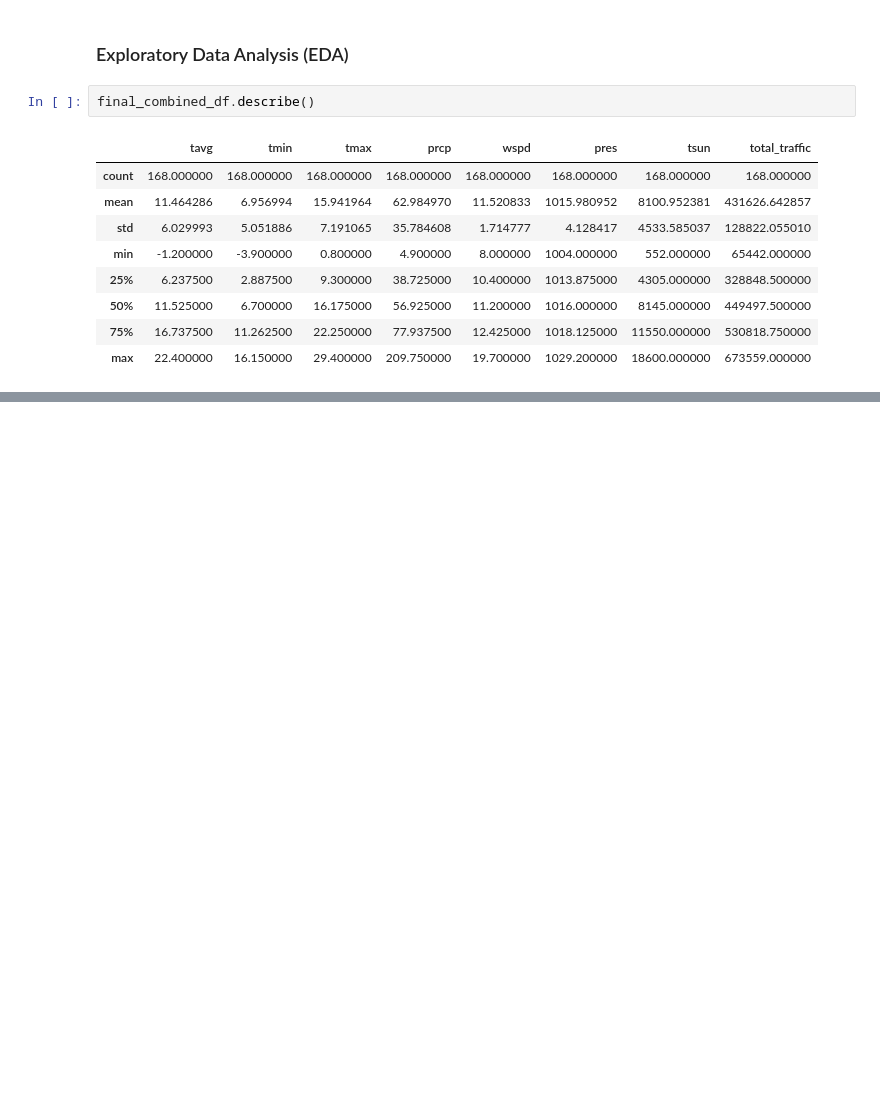
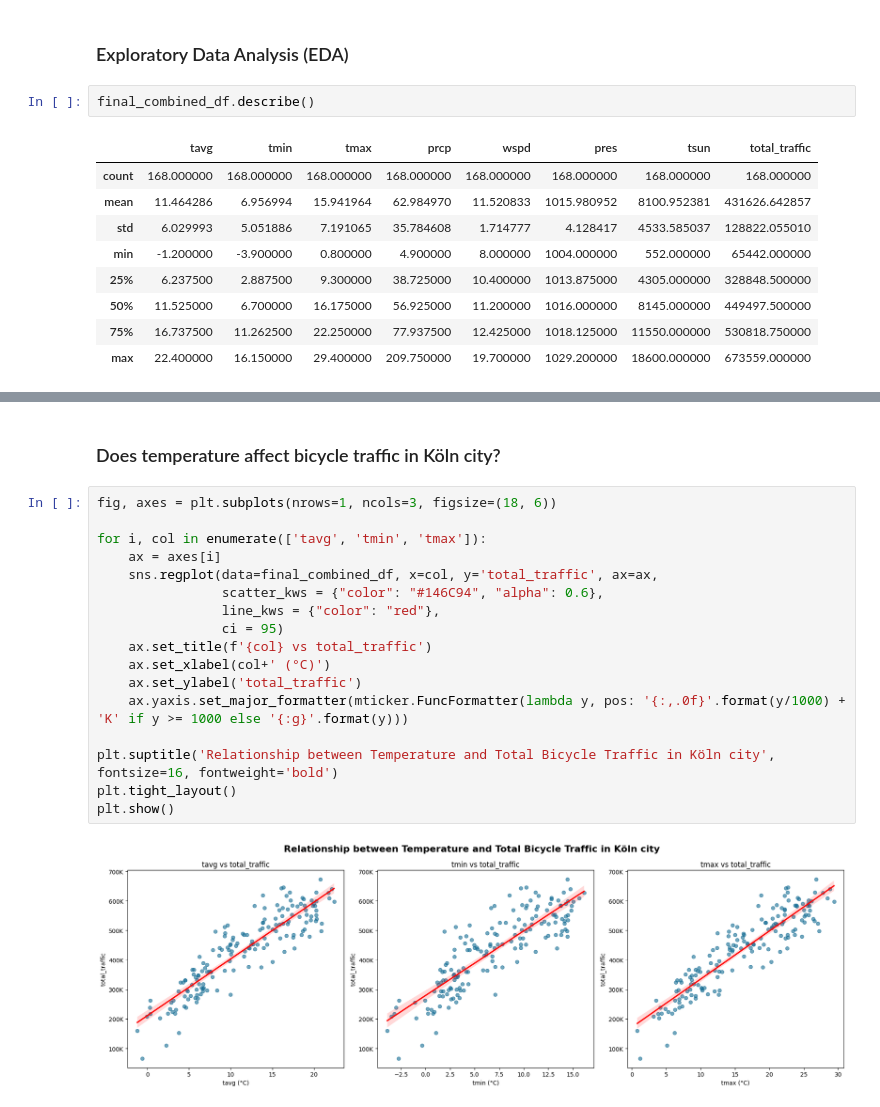
Before and after one commit to sujitdebnath/fau-data-engineering-ss23, a Jupyter notebook: project/report.ipynb, the cells around one changed output, grey strips where cells are left out. Cells and saved outputs as stored; diff of their text form; blank space fills up the shorter version.

```diff
--- a/project/report.ipynb
+++ b/project/report.ipynb
@@ -463,0 +526,21 @@ plt.show()
+# %% [markdown]
+### Does temperature affect bicycle traffic in Köln city?
+# %%
+fig, axes = plt.subplots(nrows=1, ncols=3, figsize=(18, 6))
+
+for i, col in enumerate(['tavg', 'tmin', 'tmax']):
+    ax = axes[i]
+    sns.regplot(data=final_combined_df, x=col, y='total_traffic', ax=ax,
+                scatter_kws = {"color": "#146C94", "alpha": 0.6},
+                line_kws = {"color": "red"},
+                ci = 95)
+    ax.set_title(f'{col} vs total_traffic')
+    ax.set_xlabel(col+' (°C)')
+    ax.set_ylabel('total_traffic')
+    ax.yaxis.set_major_formatter(mticker.FuncFormatter(lambda y, pos: '{:,.0f}'.format(y/1000) + 'K' if y >= 1000 else '{:g}'.format(y)))
+
+plt.suptitle('Relationship between Temperature and Total Bicycle Traffic in Köln city', fontsize=16, fontweight='bold')
+plt.tight_layout()
+plt.show()
+# %% [output]
+[figure, added]
```
Also changed, not shown: parts of 16 cells of this notebook.
